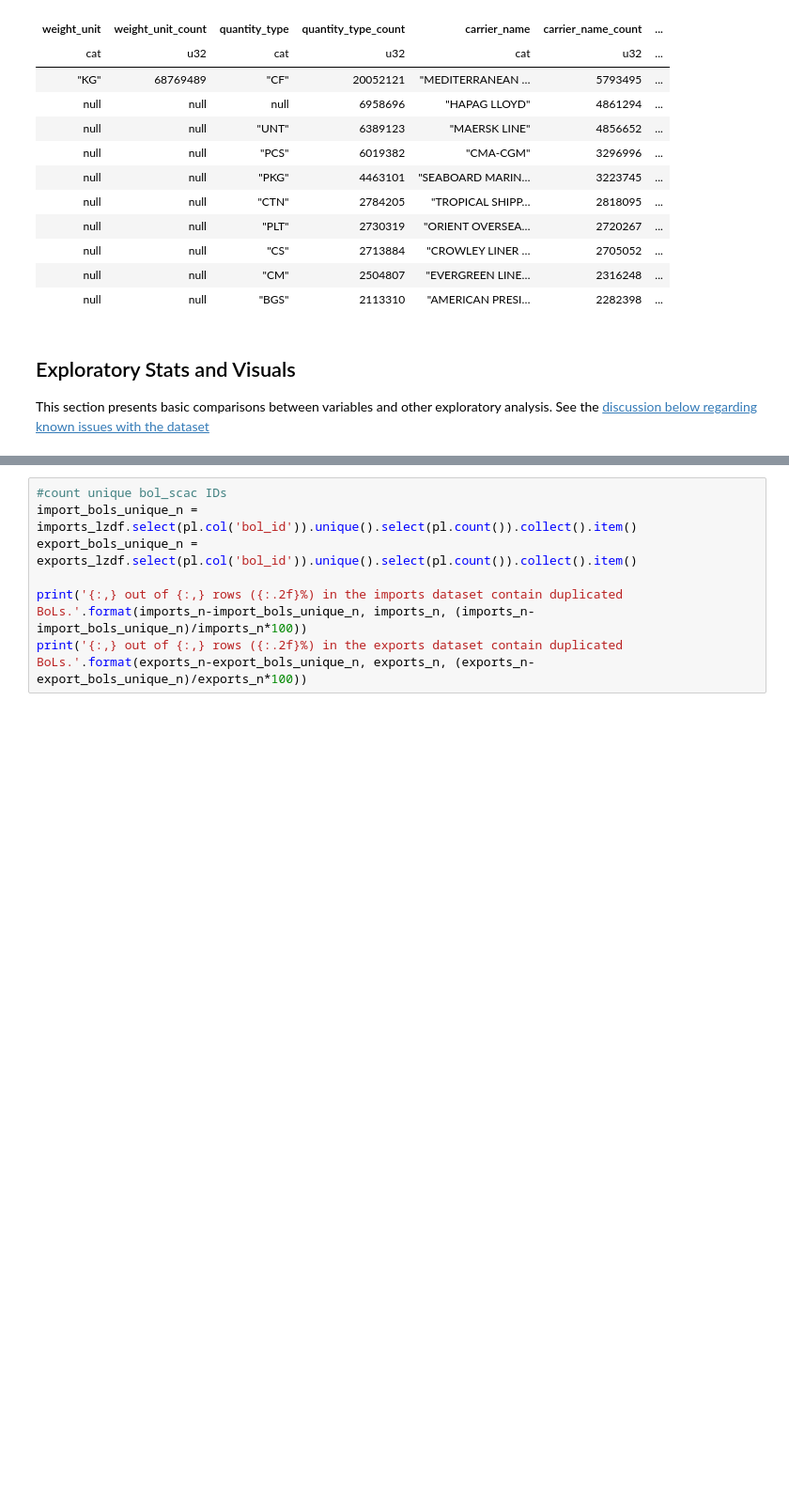
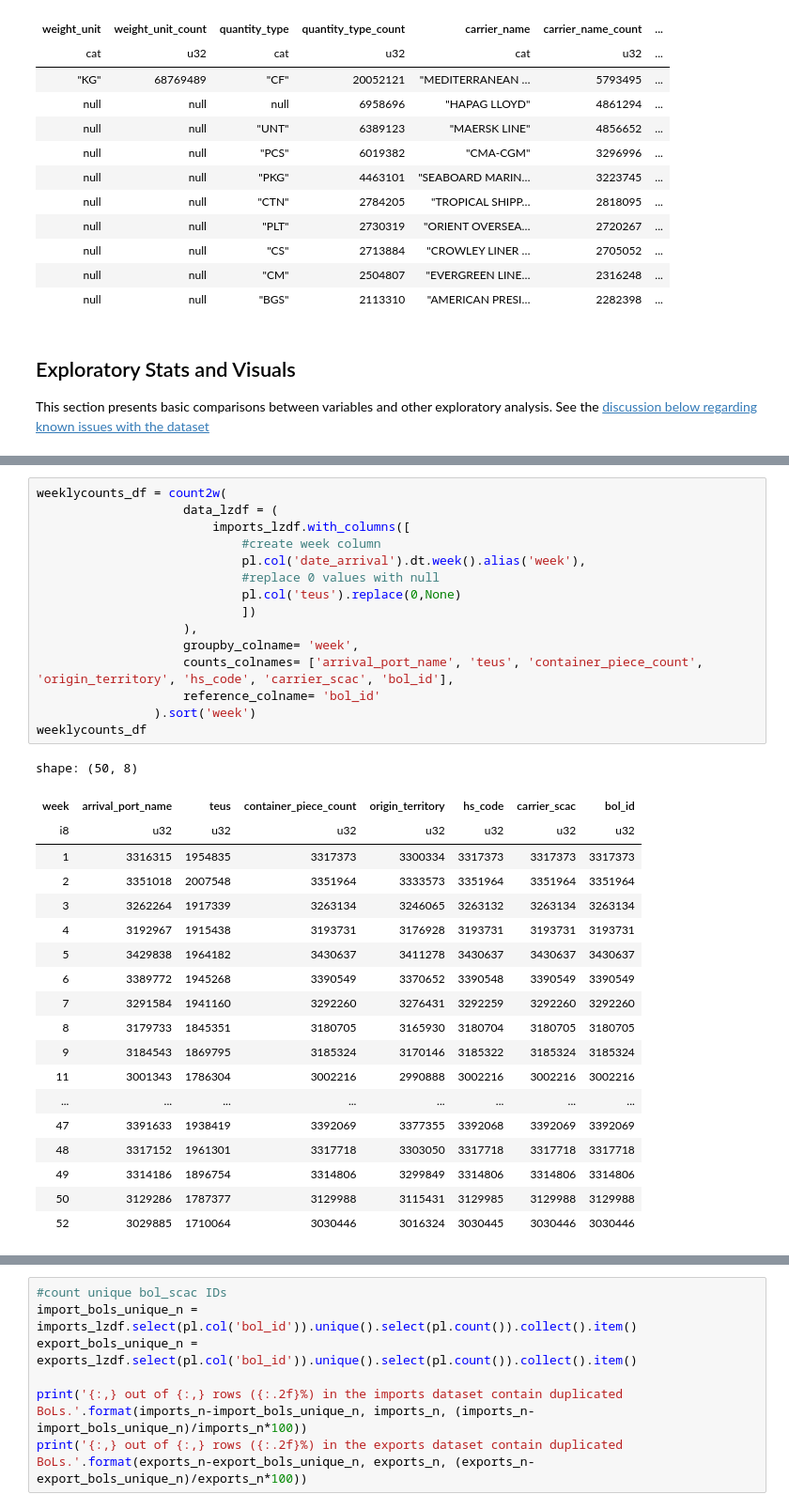
Before and after one commit to epistemetrica/PIERS-Data-Project, a Jupyter notebook: piers_explore.ipynb, the cells around one changed output, grey strips where cells are left out. Shown at 94% size. Cells and saved outputs as stored; diff of their text form; blank space fills up the shorter version.

```diff
--- a/piers_explore.ipynb
+++ b/piers_explore.ipynb
@@ -267,3 +277,38 @@ def count2w(data_lzdf, groupby_colname, counts_colnames, reference_colname, limi
+# %%
+weeklycounts_df = count2w(
+                    data_lzdf = (
+                        imports_lzdf.with_columns([
+                            #create week column
+                            pl.col('date_arrival').dt.week().alias('week'),
+                            #replace 0 values with null
+                            pl.col('teus').replace(0,None)
+                            ])
+                    ),
+                    groupby_colname= 'week',
+                    counts_colnames= ['arrival_port_name', 'teus', 'container_piece_count', 'origin_territory', 'hs_code', 'carrier_scac', 'bol_id'],
+                    reference_colname= 'bol_id'
+                ).sort('week')
+weeklycounts_df
+# %% [output]
+shape: (50, 8)
+| week | arrival_port_name | teus | container_piece_count | origin_territory | hs_code | carrier_scac | bol_id |
+| i8 | u32 | u32 | u32 | u32 | u32 | u32 | u32 |
+| 1 | 3316315 | 1954835 | 3317373 | 3300334 | 3317373 | 3317373 | 3317373 |
+| 2 | 3351018 | 2007548 | 3351964 | 3333573 | 3351964 | 3351964 | 3351964 |
+| 3 | 3262264 | 1917339 | 3263134 | 3246065 | 3263132 | 3263134 | 3263134 |
+| 4 | 3192967 | 1915438 | 3193731 | 3176928 | 3193731 | 3193731 | 3193731 |
+| 5 | 3429838 | 1964182 | 3430637 | 3411278 | 3430637 | 3430637 | 3430637 |
+| 6 | 3389772 | 1945268 | 3390549 | 3370652 | 3390548 | 3390549 | 3390549 |
+| 7 | 3291584 | 1941160 | 3292260 | 3276431 | 3292259 | 3292260 | 3292260 |
+| 8 | 3179733 | 1845351 | 3180705 | 3165930 | 3180704 | 3180705 | 3180705 |
+| 9 | 3184543 | 1869795 | 3185324 | 3170146 | 3185322 | 3185324 | 3185324 |
+| 11 | 3001343 | 1786304 | 3002216 | 2990888 | 3002216 | 3002216 | 3002216 |
+| ... | ... | ... | ... | ... | ... | ... | ... |
+| 47 | 3391633 | 1938419 | 3392069 | 3377355 | 3392068 | 3392069 | 3392069 |
+| 48 | 3317152 | 1961301 | 3317718 | 3303050 | 3317718 | 3317718 | 3317718 |
+| 49 | 3314186 | 1896754 | 3314806 | 3299849 | 3314806 | 3314806 | 3314806 |
+| 50 | 3129286 | 1787377 | 3129988 | 3115431 | 3129985 | 3129988 | 3129988 |
+| 52 | 3029885 | 1710064 | 3030446 | 3016324 | 3030445 | 3030446 | 3030446 |
 # %%
 count2w(imports_lzdf,
         groupby_colname='arrival_port_name',
```
Also changed, not shown: parts of 20 cells of this notebook.
